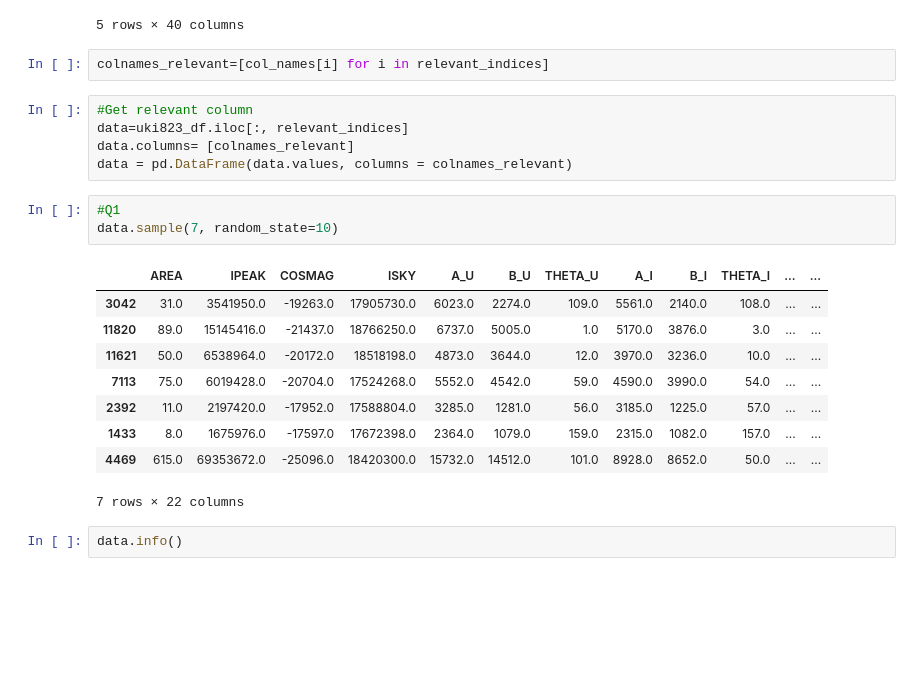
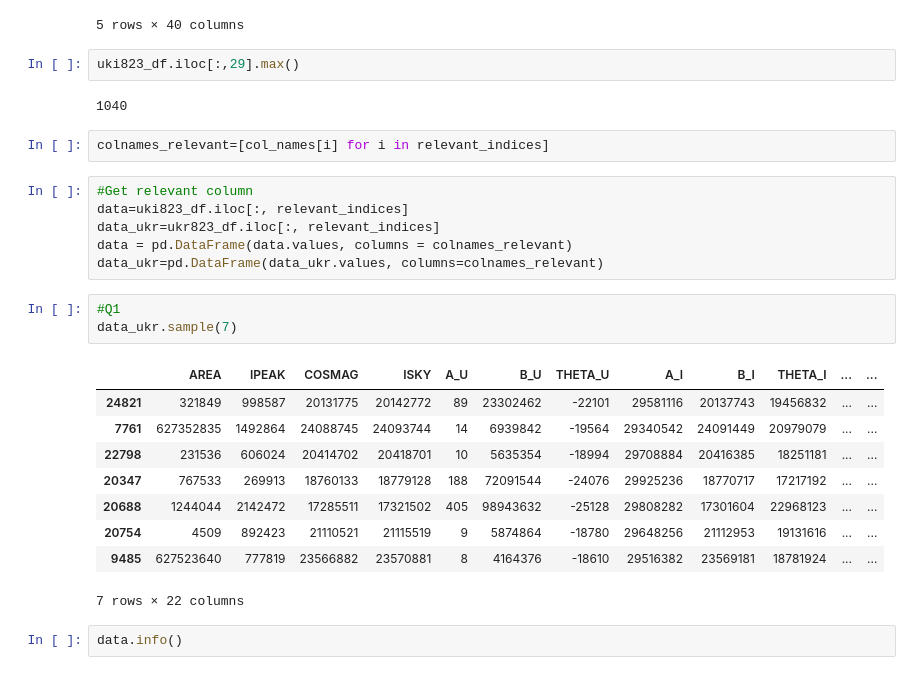
Before and after one commit to imran-marwat/sky-catalogue-classification-project, a Jupyter notebook: notebooks/js_eda.ipynb, the cells around one changed output. Saved outputs shown, nothing was run; the diff lists cells and outputs as text; blank space fills up the shorter version.

```diff
--- a/notebooks/js_eda.ipynb
+++ b/notebooks/js_eda.ipynb
@@ -26,25 +26,30 @@ uki823_df.head()
 | 3 | 628311942 | -518403 | 21162509 | 21172507 | 14721942 | 14731942 | 57 | 7749678 | -20599 | 18688688 | ... | ... |
 | 4 | 627218041 | -1032678 | 24519637 | 24532633 | 13137958 | 13149958 | 84 | 14814466 | -21295 | 17692354 | ... | ... |
 5 rows × 40 columns
+# %%
+uki823_df.iloc[:,29].max()
+# %% [output]
+1040
 # %%
 colnames_relevant=[col_names[i] for i in relevant_indices]
 # %%
 #Get relevant column
 data=uki823_df.iloc[:, relevant_indices]
-data.columns= [colnames_relevant]
+data_ukr=ukr823_df.iloc[:, relevant_indices]
 data = pd.DataFrame(data.values, columns = colnames_relevant)
+data_ukr=pd.DataFrame(data_ukr.values, columns=colnames_relevant)
 # %%
 #Q1
-data.sample(7, random_state=10)
+data_ukr.sample(7)
 # %% [output]
 |  | AREA | IPEAK | COSMAG | ISKY | A_U | B_U | THETA_U | A_I | B_I | THETA_I | ... | ... |
-| 3042 | 31.0 | 3541950.0 | -19263.0 | 17905730.0 | 6023.0 | 2274.0 | 109.0 | 5561.0 | 2140.0 | 108.0 | ... | ... |
-| 11820 | 89.0 | 15145416.0 | -21437.0 | 18766250.0 | 6737.0 | 5005.0 | 1.0 | 5170.0 | 3876.0 | 3.0 | ... | ... |
-| 11621 | 50.0 | 6538964.0 | -20172.0 | 18518198.0 | 4873.0 | 3644.0 | 12.0 | 3970.0 | 3236.0 | 10.0 | ... | ... |
-| 7113 | 75.0 | 6019428.0 | -20704.0 | 17524268.0 | 5552.0 | 4542.0 | 59.0 | 4590.0 | 3990.0 | 54.0 | ... | ... |
-| 2392 | 11.0 | 2197420.0 | -17952.0 | 17588804.0 | 3285.0 | 1281.0 | 56.0 | 3185.0 | 1225.0 | 57.0 | ... | ... |
-| 1433 | 8.0 | 1675976.0 | -17597.0 | 17672398.0 | 2364.0 | 1079.0 | 159.0 | 2315.0 | 1082.0 | 157.0 | ... | ... |
-| 4469 | 615.0 | 69353672.0 | -25096.0 | 18420300.0 | 15732.0 | 14512.0 | 101.0 | 8928.0 | 8652.0 | 50.0 | ... | ... |
+| 24821 | 321849 | 998587 | 20131775 | 20142772 | 89 | 23302462 | -22101 | 29581116 | 20137743 | 19456832 | ... | ... |
+| 7761 | 627352835 | 1492864 | 24088745 | 24093744 | 14 | 6939842 | -19564 | 29340542 | 24091449 | 20979079 | ... | ... |
+| 22798 | 231536 | 606024 | 20414702 | 20418701 | 10 | 5635354 | -18994 | 29708884 | 20416385 | 18251181 | ... | ... |
+| 20347 | 767533 | 269913 | 18760133 | 18779128 | 188 | 72091544 | -24076 | 29925236 | 18770717 | 17217192 | ... | ... |
+| 20688 | 1244044 | 2142472 | 17285511 | 17321502 | 405 | 98943632 | -25128 | 29808282 | 17301604 | 22968123 | ... | ... |
+| 20754 | 4509 | 892423 | 21110521 | 21115519 | 9 | 5874864 | -18780 | 29648256 | 21112953 | 19131616 | ... | ... |
+| 9485 | 627523640 | 777819 | 23566882 | 23570881 | 8 | 4164376 | -18610 | 29516382 | 23569181 | 18781924 | ... | ... |
 7 rows × 22 columns
 # %%
 data.info()
```
Also changed, not shown: parts of 22 cells of this notebook, 2 other files.
